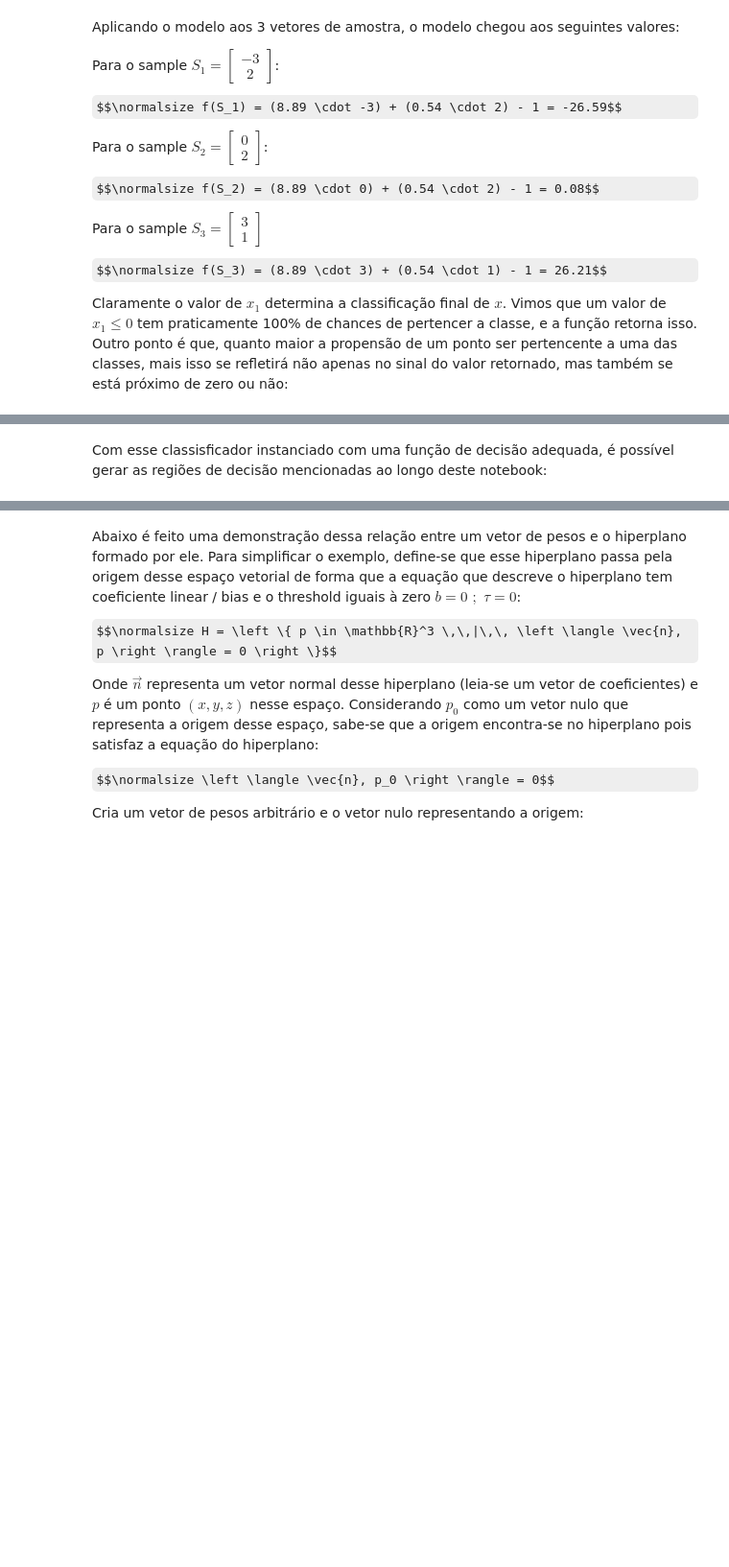
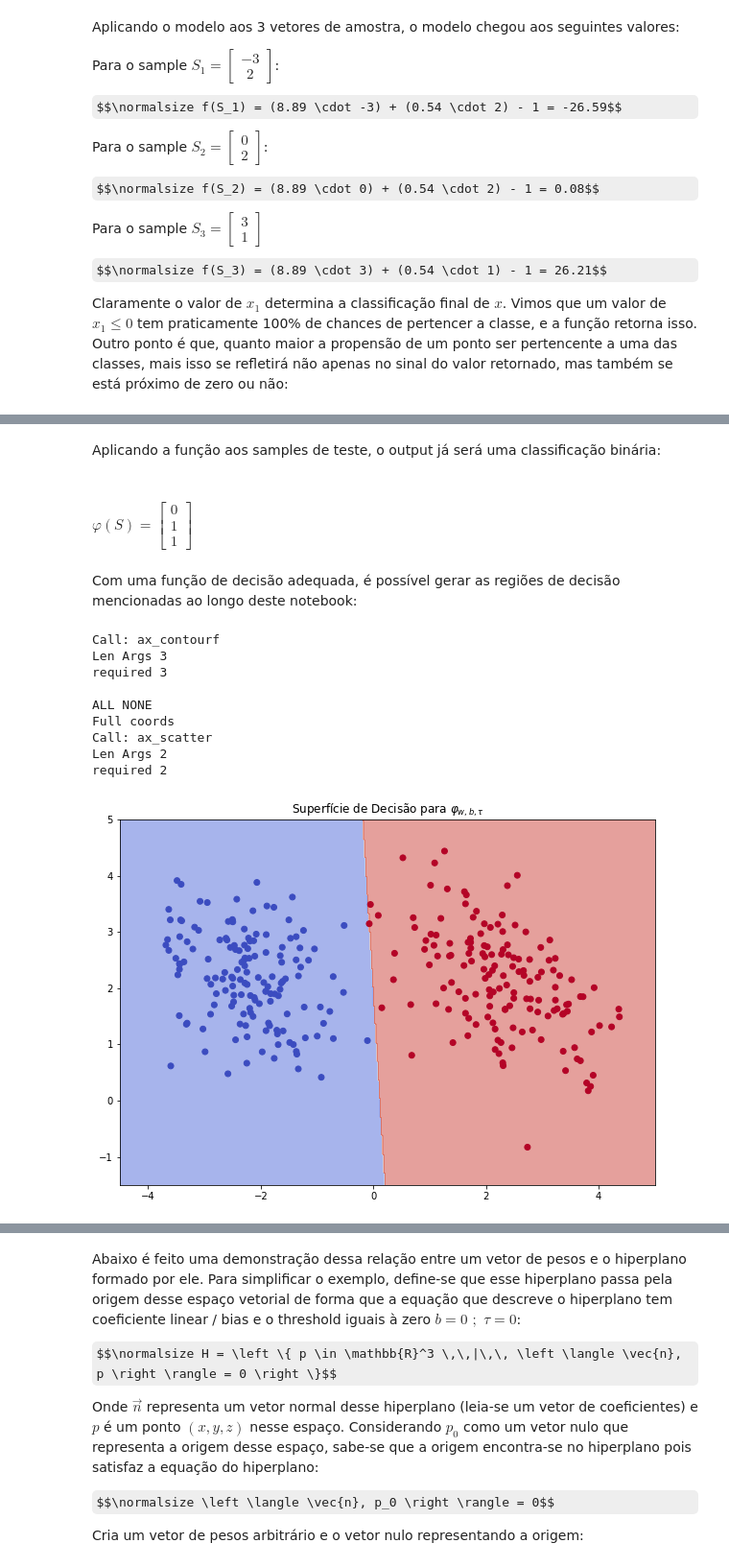
Before and after one commit to rodrigodoering/Projetos, a Jupyter notebook: Estudo_MachineLearning/Supervised/Notebook1/aprendizagem-supervisionada-classifica-o-1.ipynb, the cells around one changed output, grey strips where cells are left out. Shown: that part at 96% size. Cells and saved outputs as stored; diff of their text form; code cells hidden in the pictures; some formulas as TeX source; blank space fills up the shorter version.

```diff
--- a/Estudo_MachineLearning/Supervised/Notebook1/aprendizagem-supervisionada-classifica-o-1.ipynb
+++ b/Estudo_MachineLearning/Supervised/Notebook1/aprendizagem-supervisionada-classifica-o-1.ipynb
@@ -767,0 +739,4 @@ Aplicando o classificador aos dados da amostra de testes e exibindo o array fina
+# %%
+def decision_function(w, b, t=0):
+    f = linear_func(w, b)
+    return lambda X: [1 if z >= t else 0 for z in f(X)]
@@ -768,4 +751,10 @@ Aplicando o classificador aos dados da amostra de testes e exibindo o array fina
+# %%
+predict = decision_function(w, bias, t=0)
+# %% [markdown]
+Aplicando a função aos samples de teste, o output já será uma classificação binária:
 # %%
-vs.display_vec(clf.predict(S), label='\\sigma(Z_\\text{sample})')
+ds.display_vec(predict(S), label='\\varphi(S)')
+# %% [output]
+<br>$\varphi(S) = \begin{bmatrix}0\\1\\1\end{bmatrix}$<br>
 # %% [markdown]
-Com esse classisficador instanciado com uma função de decisão adequada, é possível gerar as regiões de decisão mencionadas ao longo deste notebook:
+Com uma função de decisão adequada, é possível gerar as regiões de decisão mencionadas ao longo deste notebook:
@@ -774,3 +761,23 @@ vs.plot_superficie_decisao(clf,X_2d, Y_2d, size=(7,5), print_acc=True)
+# %%
+# Inicia um novo plot
+plots.new_plot(figsize=(10,7), lims = [(-4.5, 5), (-1.5, 5)], title='Superfície de Decisão para $\\varphi_{w,b,\\tau}$')
+
+# Exibe a superfície de decisão
+plots.Surface(function=predict, min_val=-5, max_val=5, n_samples=500, cmap=plt.cm.coolwarm, alpha=.5)
+
+# exibe os dados de treino
+plots.Scatter(X, c=Y, cmap=plt.cm.coolwarm)
+# %% [output]
+Call: ax_contourf
+Len Args 3
+required 3
+
+ALL NONE
+Full coords
+Call: ax_scatter
+Len Args 2
+required 2
+[figure, added]
 # %% [markdown]
 Praticamente todos os conceitos abordados até o momento se confirmam com o plot acima: Como mencionado anteriormente, em tarefas de classificação binária, a tarefa do classificador é separar esse espaço em duas regiões de decisão, uma para a classe positiva, e o outro a classe negativa. Acima percebe-se que o objetivo foi cumprido, e o espaço vetorial composto por $X$ foi devidamente separado de forma que todas as observações da classe positiva estão na região de decisão da classe positiva, e vice-versa, de forma que o erro desse modelo para o conjunto de treino é igual a zero.
 
```
Also changed, not shown: parts of 45 cells of this notebook.
